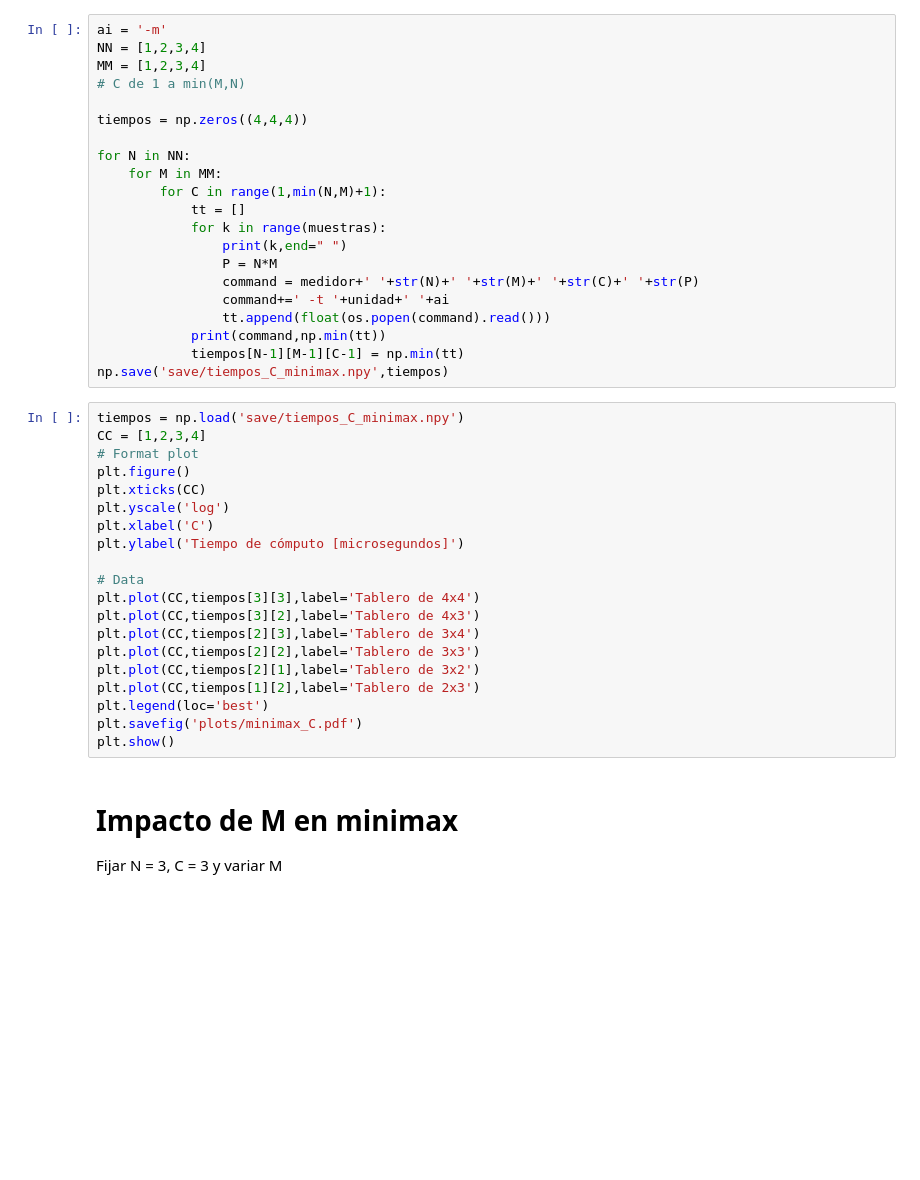
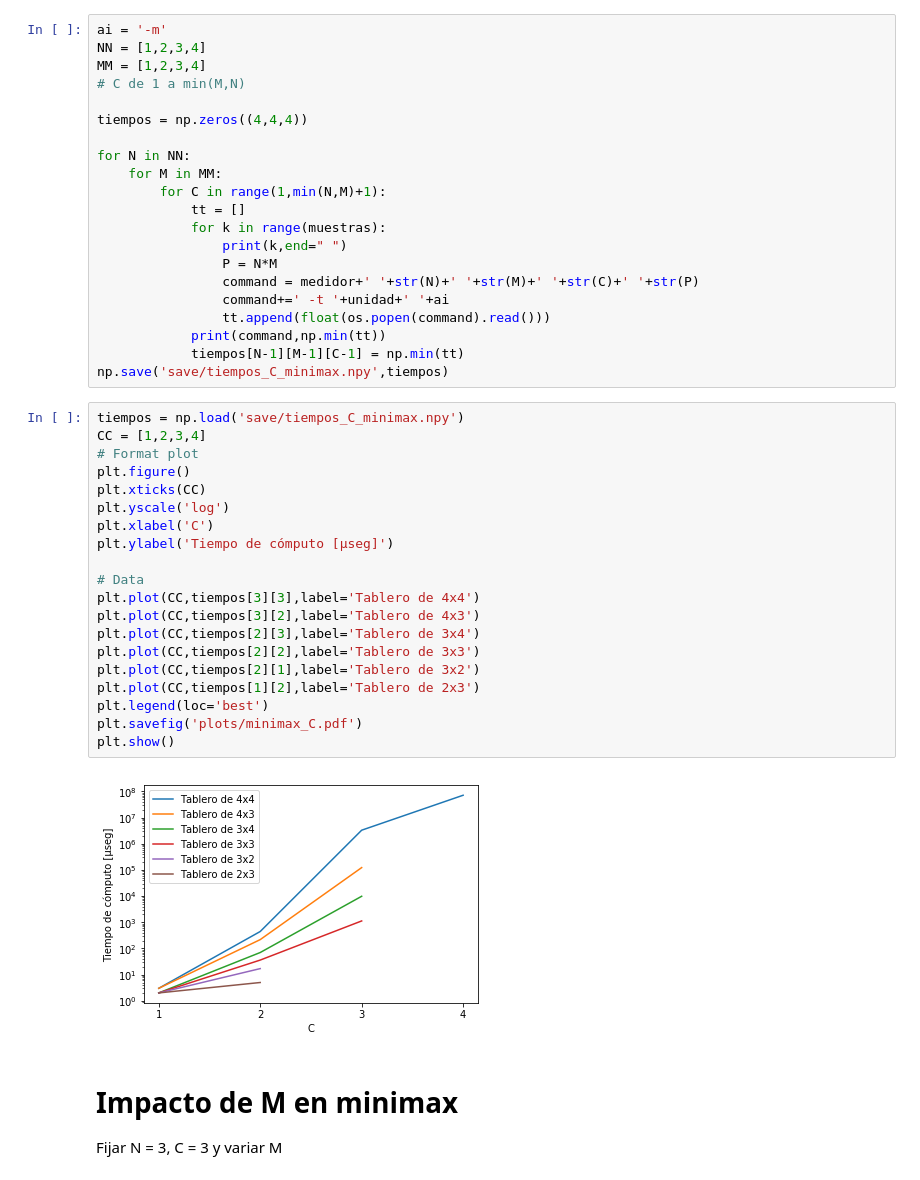
Before and after one commit to npazosmendez/connect4-AI, a Jupyter notebook: mediciones/exp_minimax.ipynb, the cells around one changed output. Saved outputs shown, nothing was run; the diff lists cells and outputs as text; blank space fills up the shorter version.

```diff
--- a/mediciones/exp_minimax.ipynb
+++ b/mediciones/exp_minimax.ipynb
@@ -38,23 +38,25 @@ np.save('save/tiempos_C_minimax.npy',tiempos)
 # %%
 tiempos = np.load('save/tiempos_C_minimax.npy')
 CC = [1,2,3,4]
 # Format plot
 plt.figure()
 plt.xticks(CC)
 plt.yscale('log')
 plt.xlabel('C')
-plt.ylabel('Tiempo de cómputo [microsegundos]')
+plt.ylabel('Tiempo de cómputo [μseg]')
 
 # Data
 plt.plot(CC,tiempos[3][3],label='Tablero de 4x4')
 plt.plot(CC,tiempos[3][2],label='Tablero de 4x3')
 plt.plot(CC,tiempos[2][3],label='Tablero de 3x4')
 plt.plot(CC,tiempos[2][2],label='Tablero de 3x3')
 plt.plot(CC,tiempos[2][1],label='Tablero de 3x2')
 plt.plot(CC,tiempos[1][2],label='Tablero de 2x3')
 plt.legend(loc='best')
 plt.savefig('plots/minimax_C.pdf')
 plt.show()
+# %% [output]
+[figure, added]
 # %% [markdown]
 # Impacto de M en minimax
 Fijar N = 3, C = 3 y variar M
```
Also changed, not shown: parts of 7 cells of this notebook, 6 other files.
